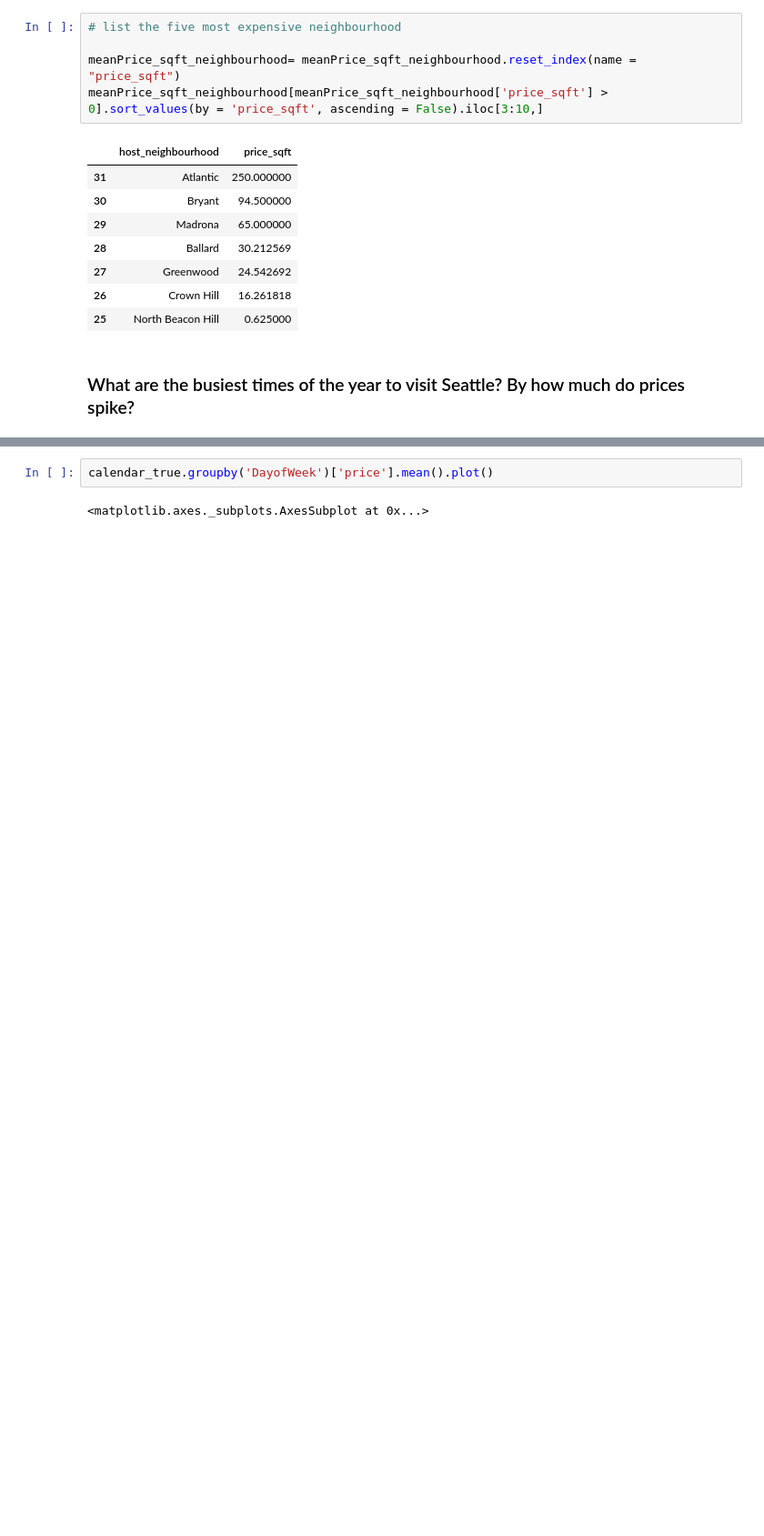
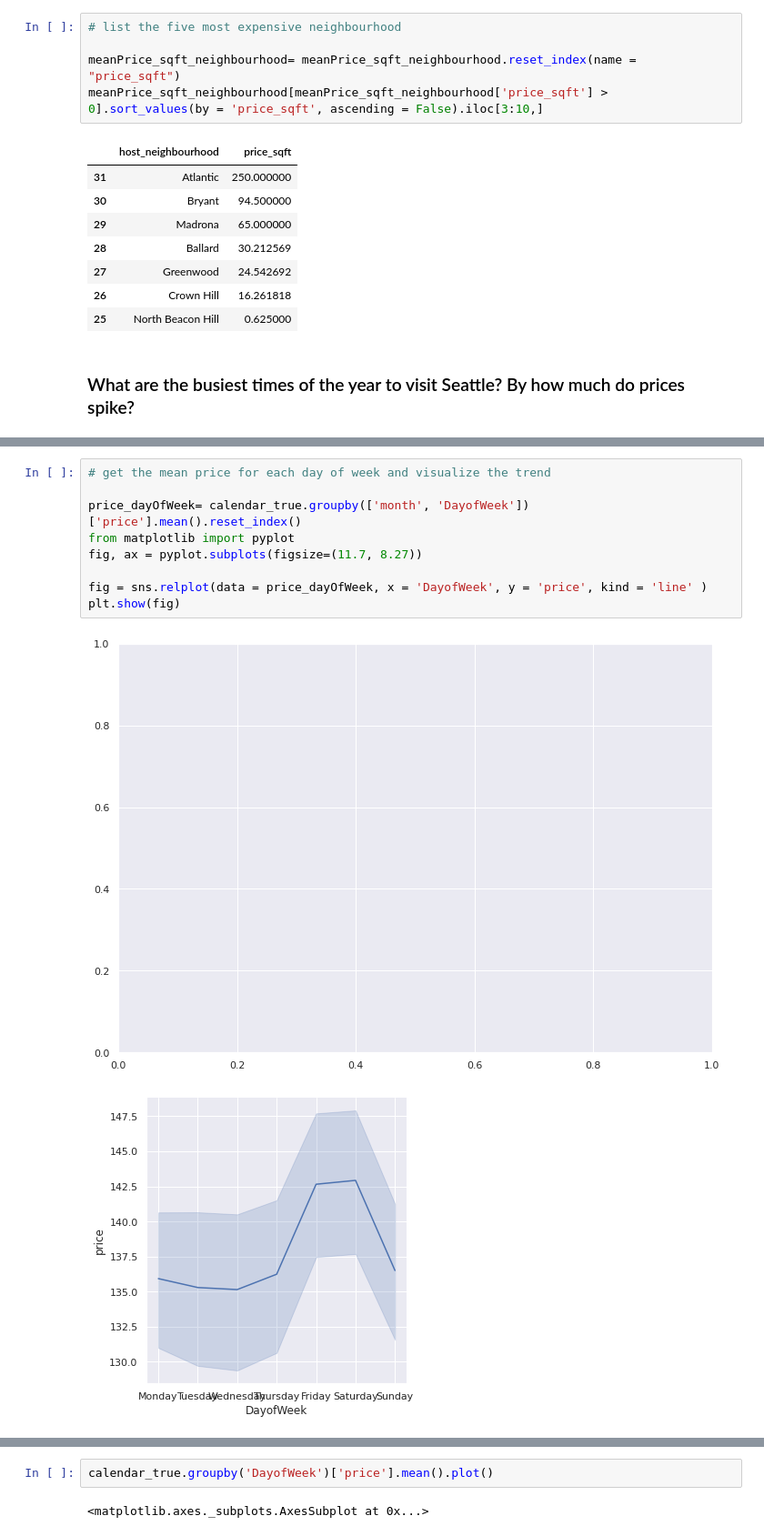
Before and after one commit to junjunmeng/Airbnb, a Jupyter notebook: Udacity_Project1_Airbnb.ipynb, the cells around one changed output, grey strips where cells are left out. Shown at 91% size. Cells and saved outputs as stored; diff of their text form; blank space fills up the shorter version.

```diff
--- a/Udacity_Project1_Airbnb.ipynb
+++ b/Udacity_Project1_Airbnb.ipynb
@@ -217,6 +164,18 @@ cats = [ 'Monday', 'Tuesday', 'Wednesday', 'Thursday', 'Friday', 'Saturday', 'Su
 cat_type = CategoricalDtype(categories = cats, ordered= True)
 
 calendar_true['DayofWeek'] = calendar_true['DayofWeek'].astype(cat_type)
+# %%
+# get the mean price for each day of week and visualize the trend
+
+price_dayOfWeek= calendar_true.groupby(['month', 'DayofWeek'])['price'].mean().reset_index()
+from matplotlib import pyplot
+fig, ax = pyplot.subplots(figsize=(11.7, 8.27))
+
+fig = sns.relplot(data = price_dayOfWeek, x = 'DayofWeek', y = 'price', kind = 'line' )
+plt.show(fig)
+# %% [output]
+[figure, added]
+[figure, added]
 # %%
 calendar_true.groupby(['month', 'DayofWeek'])['price'].mean().plot()
 # %% [output]
```
Also changed, not shown: parts of 12 cells of this notebook.
